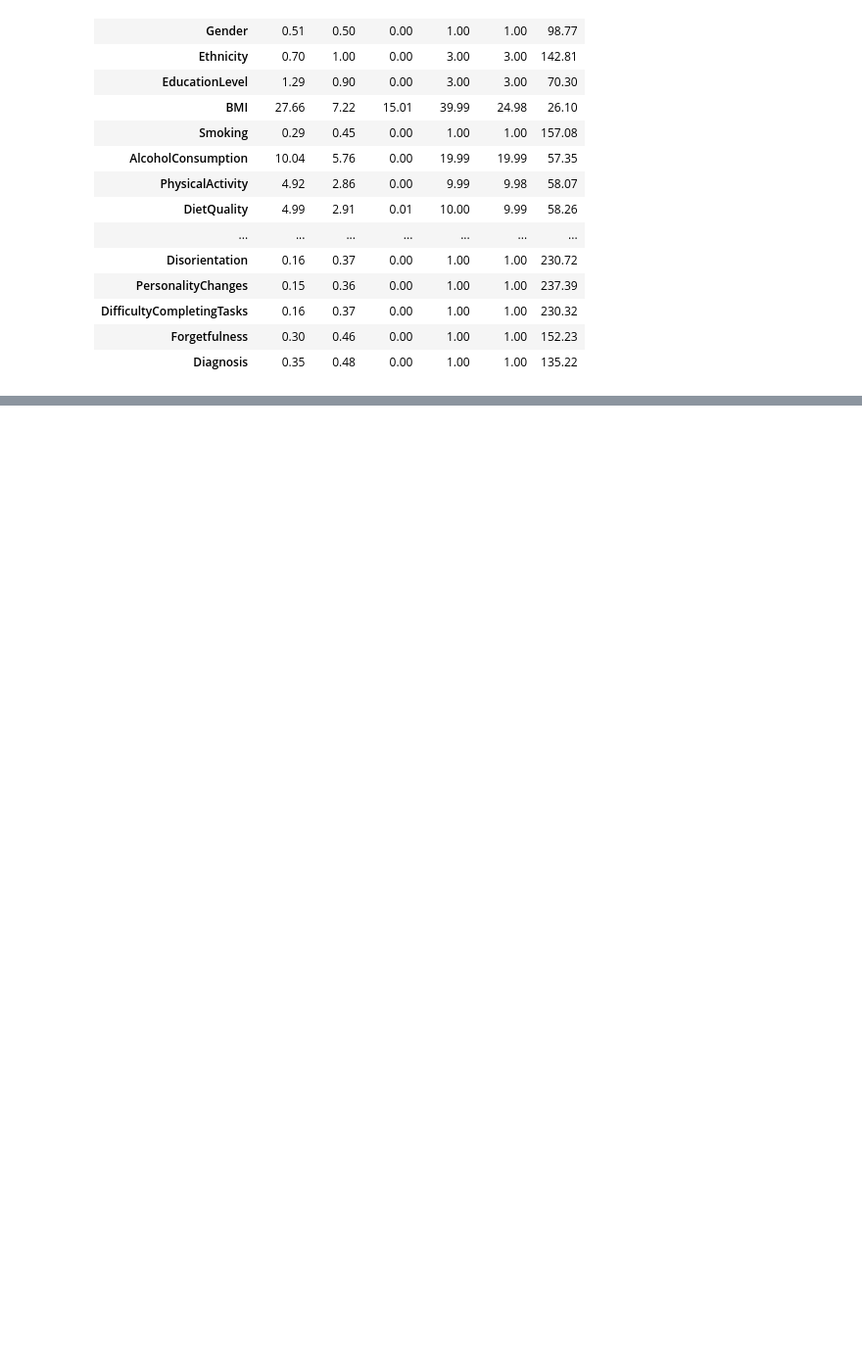
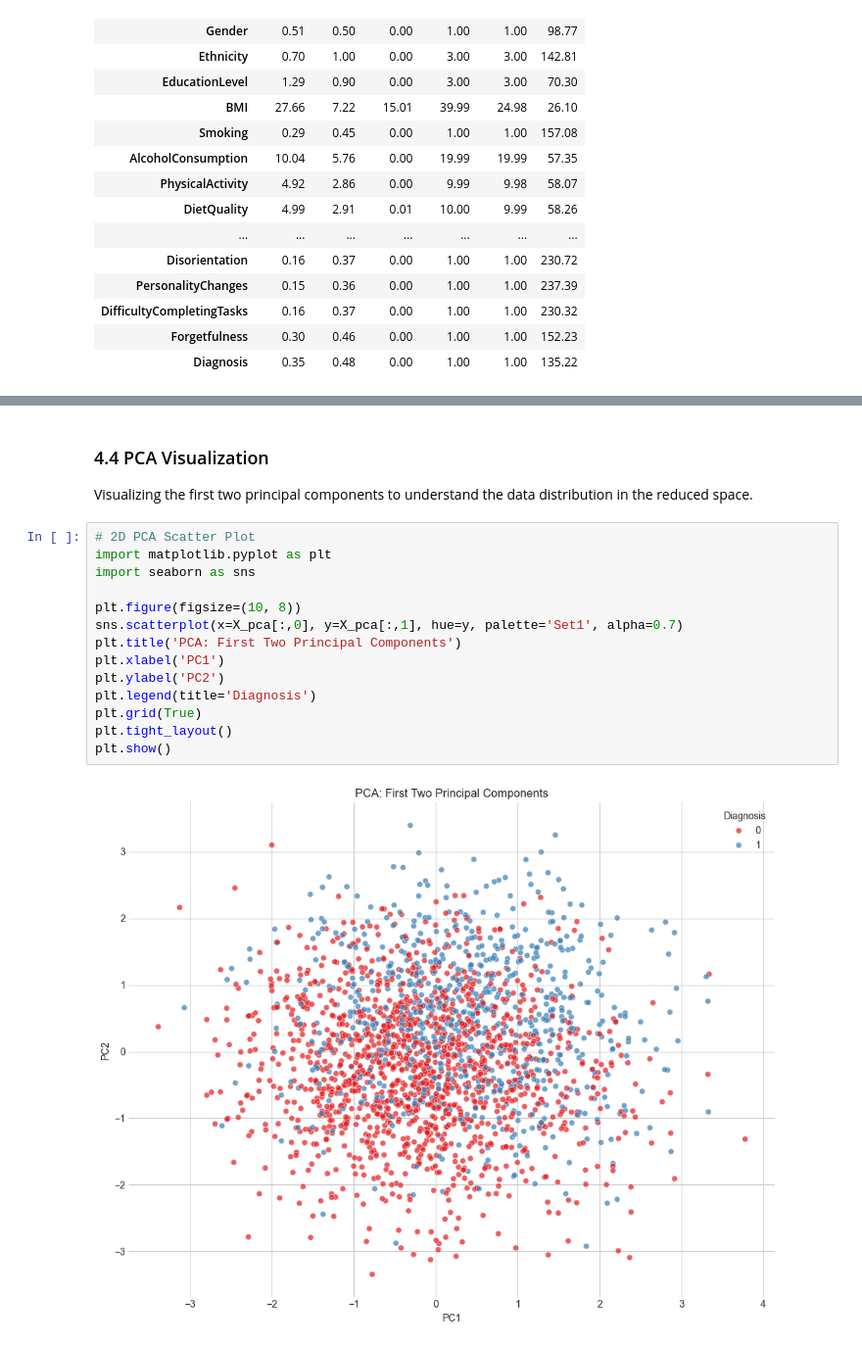
Before and after one commit to TechHive-4SAE11/alzheimers-ml-notebooks, a Jupyter notebook: alzheimer-s-disease-prediction.ipynb, the cells around one changed output, grey strips where cells are left out. Shown at 98% size. Cells and saved outputs as stored; diff of their text form; blank space fills up the shorter version.

```diff
--- a/alzheimer-s-disease-prediction.ipynb
+++ b/alzheimer-s-disease-prediction.ipynb
@@ -469 +363,21 @@ else:
+# %% [markdown]
+### 4.4 PCA Visualization
+
+Visualizing the first two principal components to understand the data distribution in the reduced space.
+# %%
+# 2D PCA Scatter Plot
+import matplotlib.pyplot as plt
+import seaborn as sns
+
+plt.figure(figsize=(10, 8))
+sns.scatterplot(x=X_pca[:,0], y=X_pca[:,1], hue=y, palette='Set1', alpha=0.7)
+plt.title('PCA: First Two Principal Components')
+plt.xlabel('PC1')
+plt.ylabel('PC2')
+plt.legend(title='Diagnosis')
+plt.grid(True)
+plt.tight_layout()
+plt.show()
+# %% [output]
+[figure, added]
 # %% [markdown]
```
Also changed, not shown: parts of 27 cells of this notebook.
